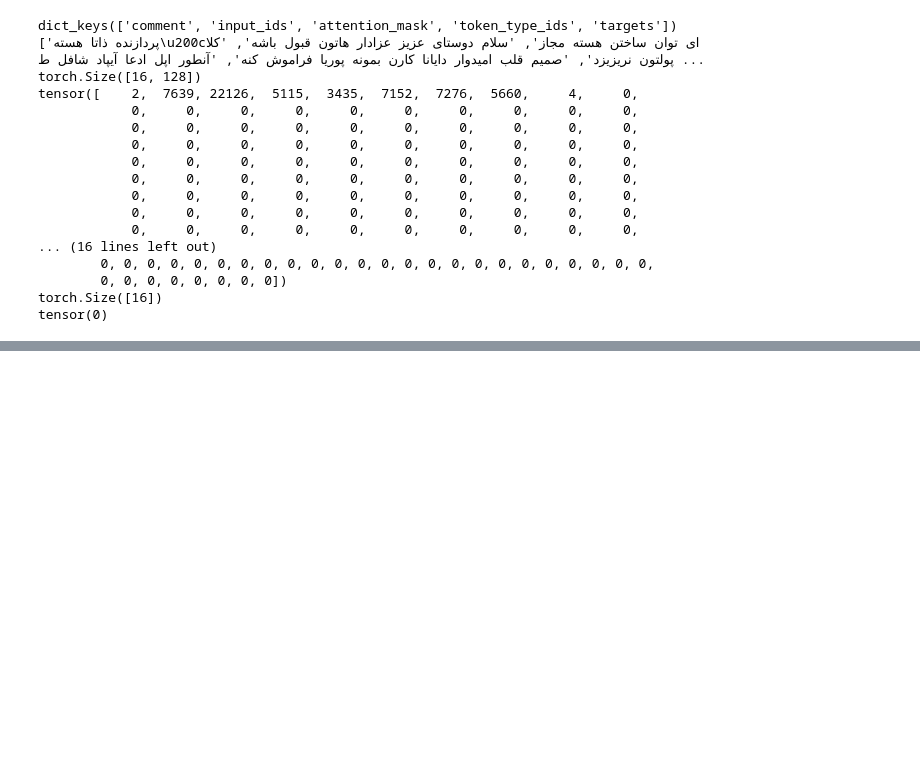
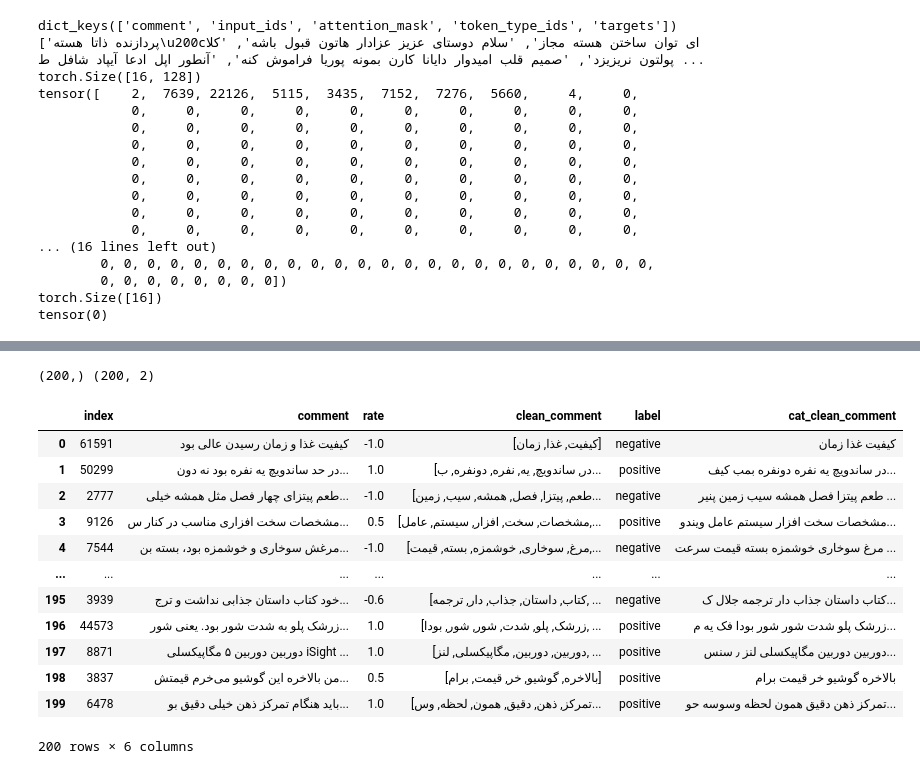
Before and after one commit to kargaranamir/persian-sentiment-analysis, a Jupyter notebook: code.ipynb, the cells around one changed output, grey strips where cells are left out. Cells and saved outputs as stored; diff of their text form; code cells hidden in the pictures; blank space fills up the shorter version.

```diff
--- a/code.ipynb
+++ b/code.ipynb
@@ -1232,0 +1225,23 @@ RuntimeError: ignored
+# %%
+test_comments = df_eval['cat_clean_comment'].to_numpy()
+preds, probs = predict(pt_model, test_comments, tokenizer, max_len=128)
+
+print(preds.shape, probs.shape)
+# %% [output]
+(200,) (200, 2)
+# %%
+df_eval
+# %% [output]
+|  | index | comment | rate | clean_comment | label | cat_clean_comment |
+| 0 | 61591 | کیفیت غذا و زمان رسیدن عالی بود | -1.0 | [کیفیت, غذا, زمان] | negative | کیفیت غذا زمان |
+| 1 | 50299 | در‌ حد ساندویچ یه نفره بود نه دون... | 1.0 | [در, ساندویچ, یه, نفره, دونفره, ب... | positive | در ساندویچ یه نفره دونفره بمب کیف... |
+| 2 | 2777 | طعم پیتزای چهار فصل مثل همشه خیلی... | -1.0 | [طعم, پیتزا, فصل, همشه, سیب, زمین... | negative | طعم پیتزا فصل همشه سیب زمین پنیر ... |
+| 3 | 9126 | مشخصات سخت افزاری مناسب در کنار س... | 0.5 | [مشخصات, سخت, افزار, سیستم, عامل,... | positive | مشخصات سخت افزار سیستم عامل ویندو... |
+| 4 | 7544 | مرغش سوخاری و خوشمزه بود، بسته بن... | -1.0 | [مرغ, سوخاری, خوشمزه, بسته, قیمت,... | negative | مرغ سوخاری خوشمزه بسته قیمت سرعت ... |
+| ... | ... | ... | ... | ... | ... | ... |
+| 195 | 3939 | خود کتاب داستان جذابی نداشت و ترج... | -0.6 | [کتاب, داستان, جذاب, دار, ترجمه, ... | negative | کتاب داستان جذاب دار ترجمه جلال ک... |
+| 196 | 44573 | زرشک پلو به شدت شور بود. یعنی شور... | 1.0 | [زرشک, پلو, شدت, شور, شور, بودا, ... | positive | زرشک پلو شدت شور شور بودا فک یه م... |
+| 197 | 8871 | دوربین دوربین ۵ مگاپیکسلی iSight ... | 1.0 | [دوربین, دوربین, مگاپیکسلی, لنز, ... | positive | دوربین دوربین مگاپیکسلی لنز ٫ سنس... |
+| 198 | 3837 | من بالاخره این گوشیو می‌خرم قیمتش... | 0.5 | [بالاخره, گوشیو, خر, قیمت, برام] | positive | بالاخره گوشیو خر قیمت برام |
+| 199 | 6478 | باید هنگام تمرکز ذهن خیلی دقیق بو... | 1.0 | [تمرکز, ذهن, دقیق, همون, لحظه, وس... | positive | تمرکز ذهن دقیق همون لحظه وسوسه حو... |
+200 rows × 6 columns
```
Also changed, not shown: parts of 26 cells of this notebook.
